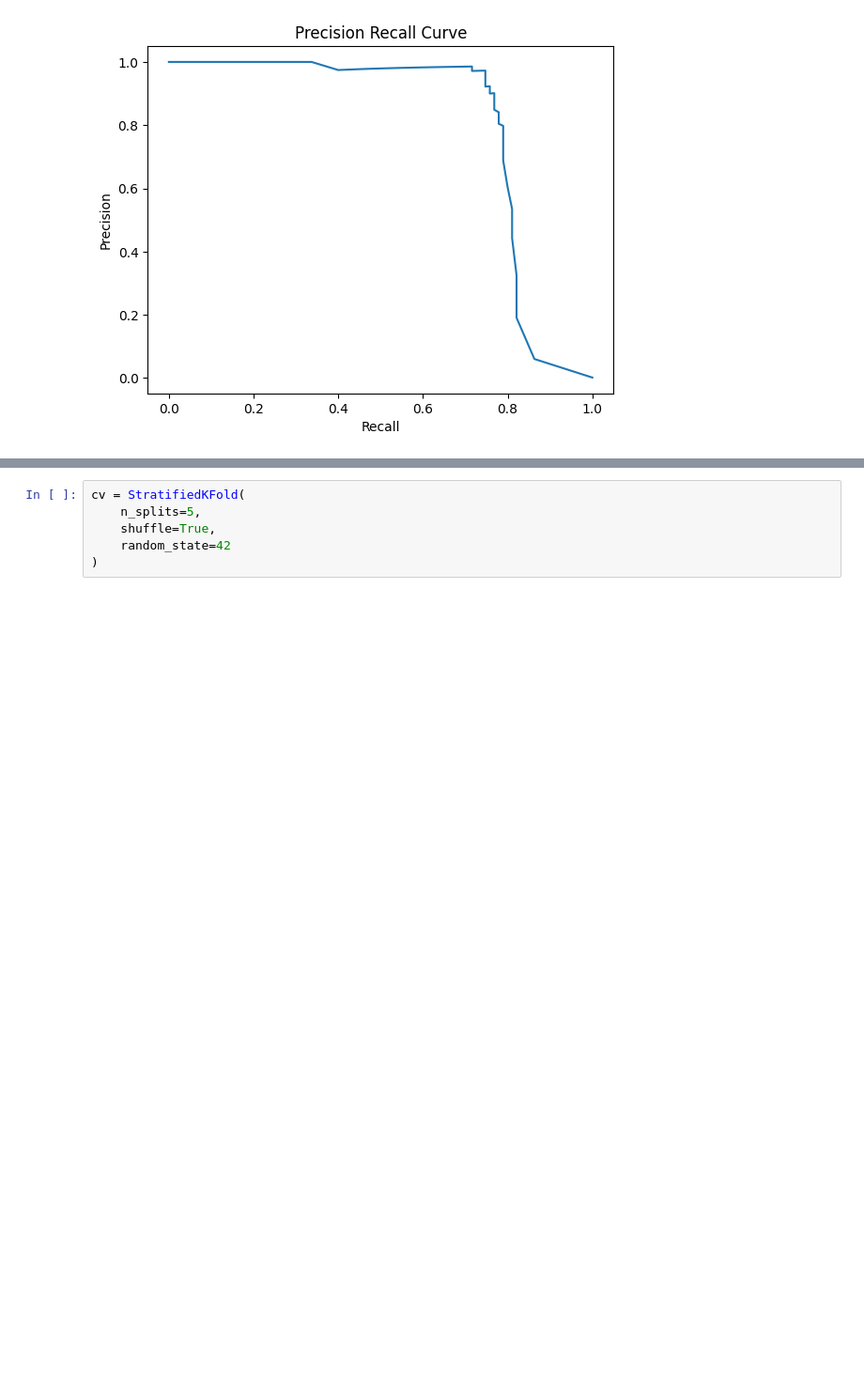
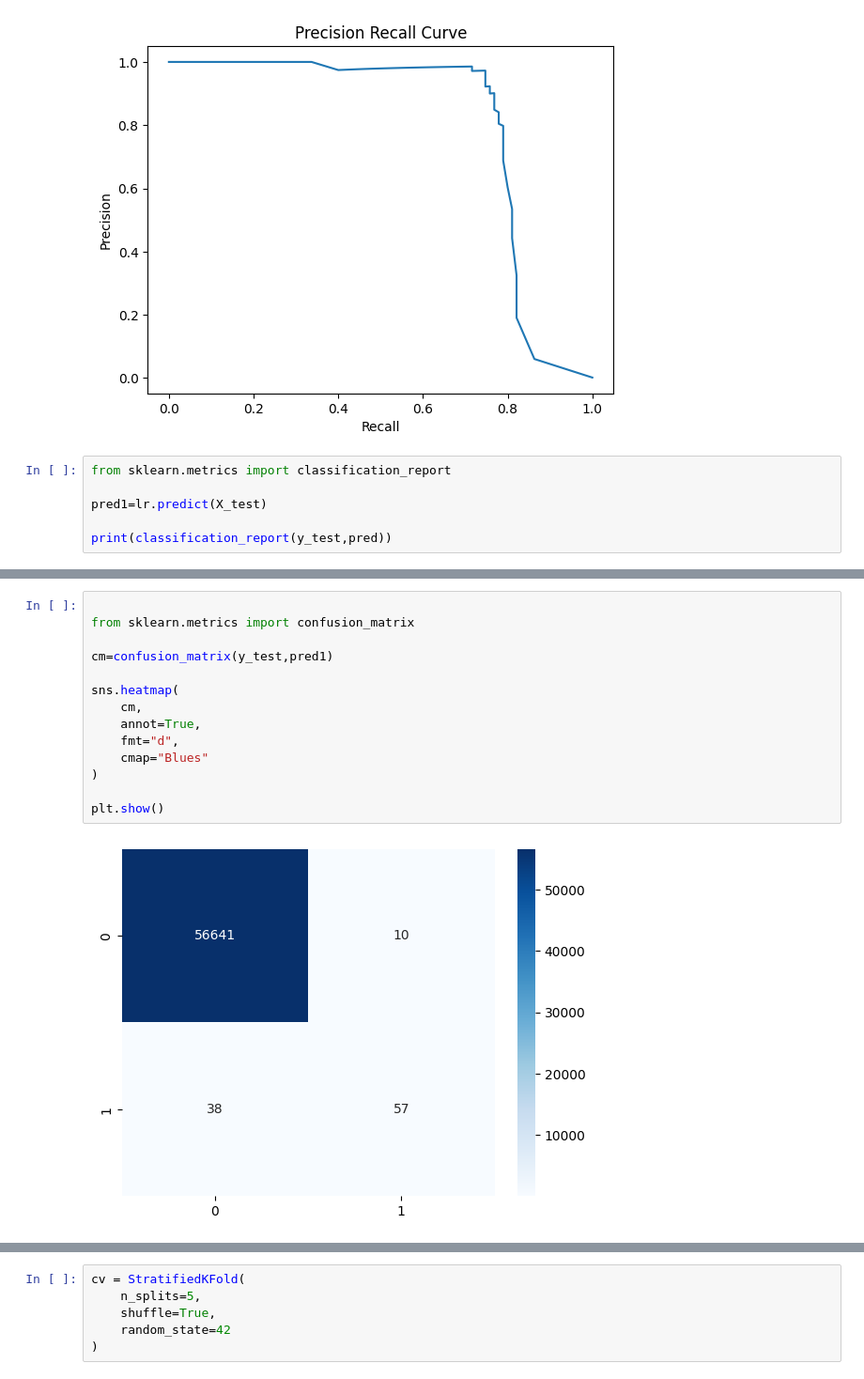
Before and after one commit to Tamannapanwar17/credit-card-fraud-detection, a Jupyter notebook: Credit_Card_Fraud_Detection.ipynb, the cells around one changed output, grey strips where cells are left out. Shown at 94% size. Saved outputs shown, nothing was run; the diff lists cells and outputs as text; blank space fills up the shorter version.

```diff
--- a/Credit_Card_Fraud_Detection.ipynb
+++ b/Credit_Card_Fraud_Detection.ipynb
@@ -470,3 +473,9 @@ plt.title("Precision Recall Curve")
 plt.show()
 # %% [output]
 [figure]
+# %%
+from sklearn.metrics import classification_report
+
+pred1=lr.predict(X_test)
+
+print(classification_report(y_test,pred))
@@ -472,0 +491,16 @@ plt.show()
+# %%
+
+from sklearn.metrics import confusion_matrix
+
+cm=confusion_matrix(y_test,pred1)
+
+sns.heatmap(
+    cm,
+    annot=True,
+    fmt="d",
+    cmap="Blues"
+)
+
+plt.show()
+# %% [output]
+[figure, added]
```
Also changed, not shown: parts of 30 cells of this notebook.
